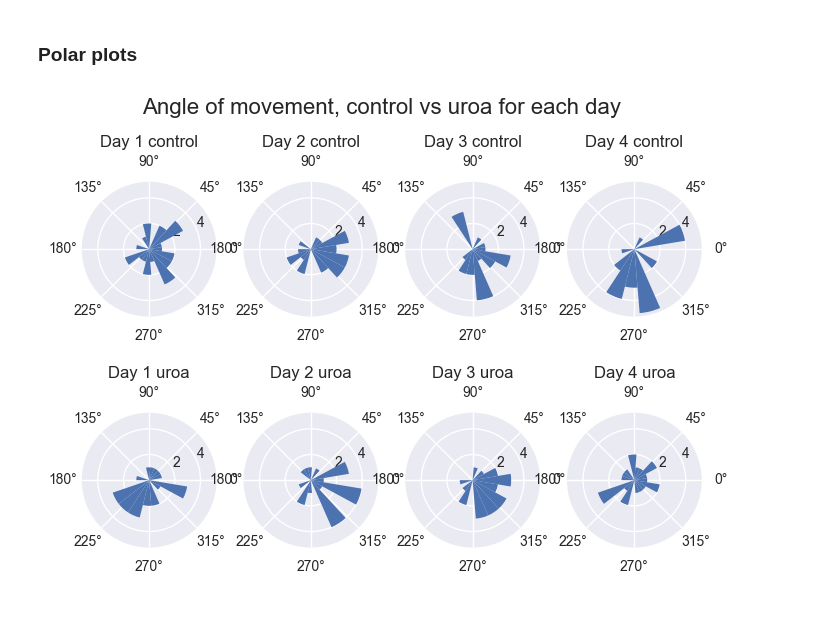
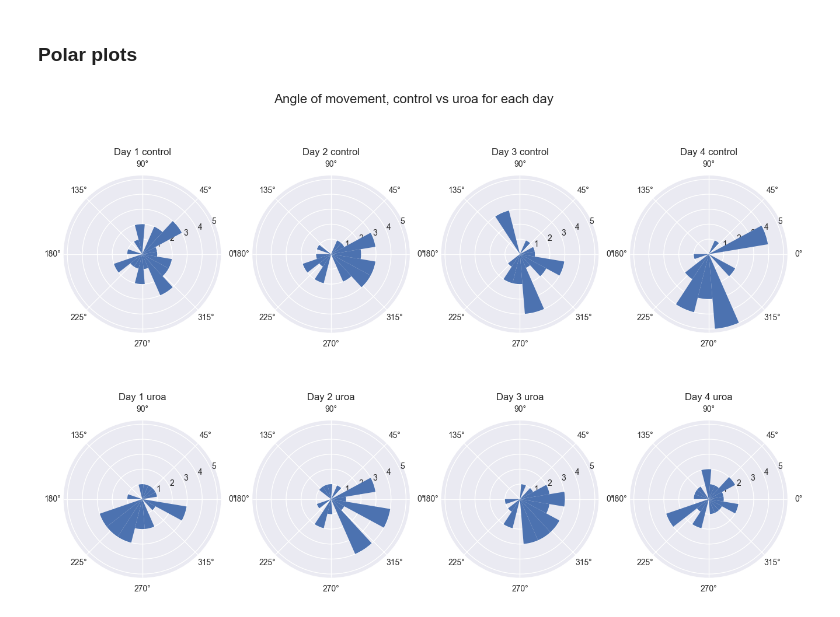
Before and after one commit to teesha902/FYP_ASMLab, a Jupyter notebook: visualisation.ipynb, the cells around one changed output. Drawn from its saved outputs; the diff is of its cells as text; code cells hidden in the pictures.

```diff
--- a/visualisation.ipynb
+++ b/visualisation.ipynb
@@ -208,20 +208,20 @@ for i, axes in enumerate(axes.flat):
 ### Polar plots
 # %%
 #create a separate polar plot for each day
-fig, axs = plt.subplots(2, 4, subplot_kw=dict(projection='polar'), sharex=True, sharey=True)
+fig, axs = plt.subplots(2, 4, subplot_kw=dict(projection='polar'), sharex=True, sharey=True, figsize=(16,10))
 plt.suptitle("Angle of movement, control vs uroa for each day", fontsize=16)
 angle_df = df[["day", "uroa_control", "angle"]].groupby(["uroa_control","day" ])
 keys = list(angle_df.groups.keys())
 # remove the keys for day 5
 keys.remove((0,5))
 keys.remove((1,5))
 for i, ax in enumerate(axs.flat):
     group = angle_df.get_group(keys[i])
     angles = group["angle"].apply(lambda x: x * (np.pi) / 180)  # convert to radians
     bins = np.linspace(-np.pi, np.pi, num=20)
     ax.hist(angles, bins=bins)
     ax.set_title(f"Day {keys[i][1]} {'uroa' if keys[i][0] == 1 else 'control'}")
 
 plt.show()
 # %% [output]
-[figure, old version]
+[figure, new version]
```
Also changed, not shown: 3 other files.
